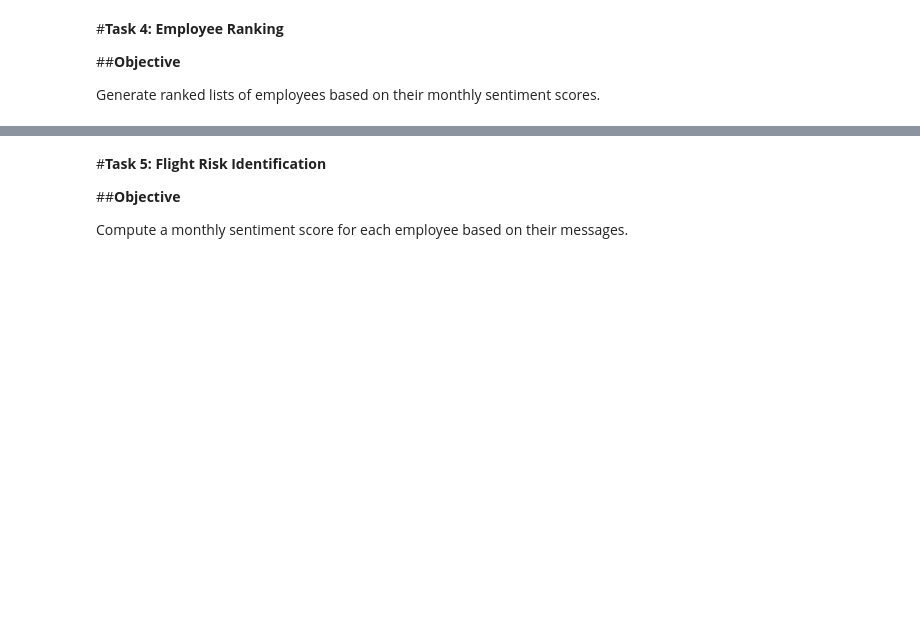
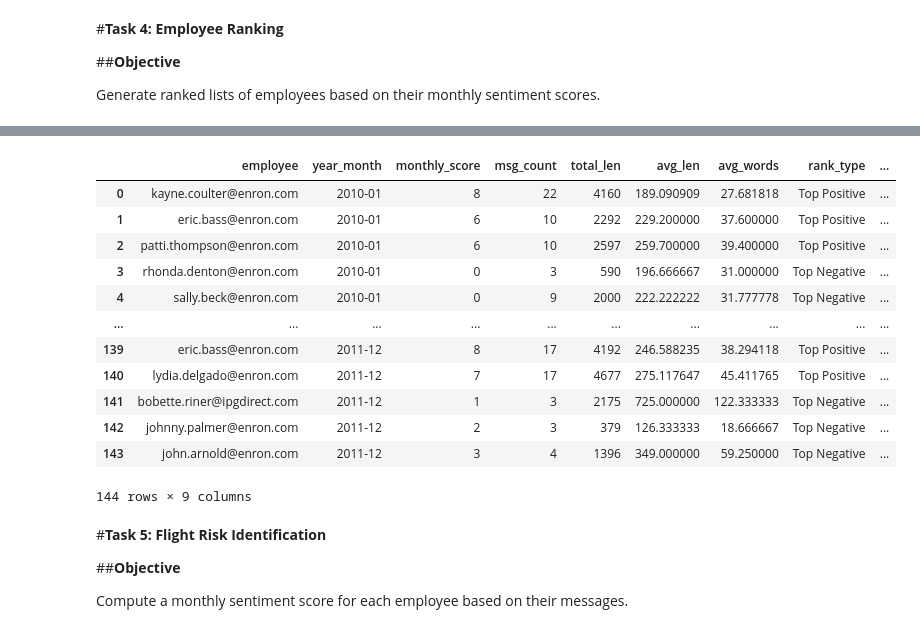
Before and after one commit to UjinBoldbaatar/AI-project-submission, a Jupyter notebook: Code_submission.ipynb, the cells around one changed output, grey strips where cells are left out. Drawn from its saved outputs; the diff is of its cells as text; code cells hidden in the pictures; blank space fills up the shorter version.

```diff
--- a/Code_submission.ipynb
+++ b/Code_submission.ipynb
@@ -244,3 +383,19 @@ rankings_df.to_csv("/content/monthly_rankings.csv", index=False)
+# %%
+rankings_df
+# %% [output]
+|  | employee | year_month | monthly_score | msg_count | total_len | avg_len | avg_words | rank_type | ... |
+| 0 | kayne.coulter@enron.com | 2010-01 | 8 | 22 | 4160 | 189.090909 | 27.681818 | Top Positive | ... |
+| 1 | eric.bass@enron.com | 2010-01 | 6 | 10 | 2292 | 229.200000 | 37.600000 | Top Positive | ... |
+| 2 | patti.thompson@enron.com | 2010-01 | 6 | 10 | 2597 | 259.700000 | 39.400000 | Top Positive | ... |
+| 3 | rhonda.denton@enron.com | 2010-01 | 0 | 3 | 590 | 196.666667 | 31.000000 | Top Negative | ... |
+| 4 | sally.beck@enron.com | 2010-01 | 0 | 9 | 2000 | 222.222222 | 31.777778 | Top Negative | ... |
+| ... | ... | ... | ... | ... | ... | ... | ... | ... | ... |
+| 139 | eric.bass@enron.com | 2011-12 | 8 | 17 | 4192 | 246.588235 | 38.294118 | Top Positive | ... |
+| 140 | lydia.delgado@enron.com | 2011-12 | 7 | 17 | 4677 | 275.117647 | 45.411765 | Top Positive | ... |
+| 141 | bobette.riner@ipgdirect.com | 2011-12 | 1 | 3 | 2175 | 725.000000 | 122.333333 | Top Negative | ... |
+| 142 | johnny.palmer@enron.com | 2011-12 | 2 | 3 | 379 | 126.333333 | 18.666667 | Top Negative | ... |
+| 143 | john.arnold@enron.com | 2011-12 | 3 | 4 | 1396 | 349.000000 | 59.250000 | Top Negative | ... |
+144 rows × 9 columns
 # %% [markdown]
 #**Task 5: Flight Risk Identification**
 
```
Also changed, not shown: parts of 18 cells of this notebook.
